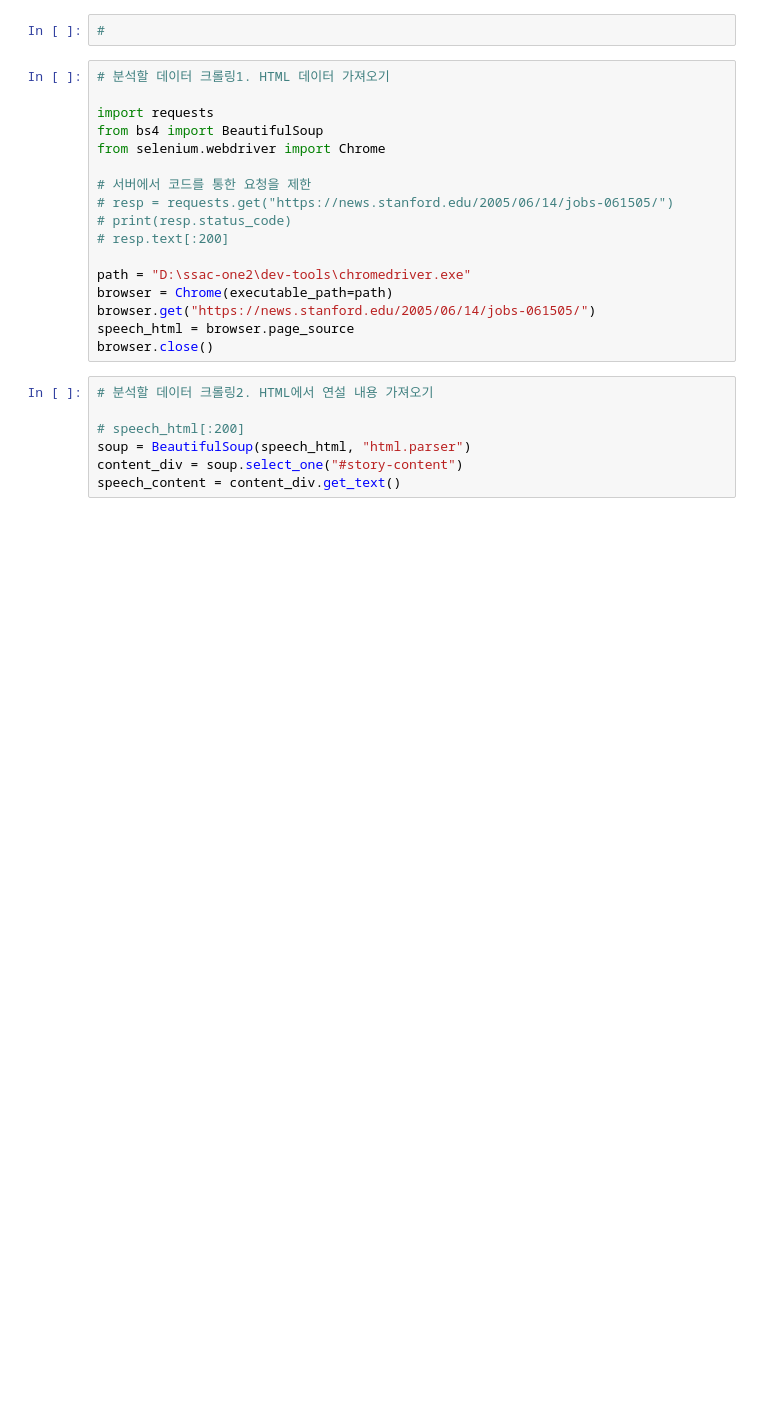
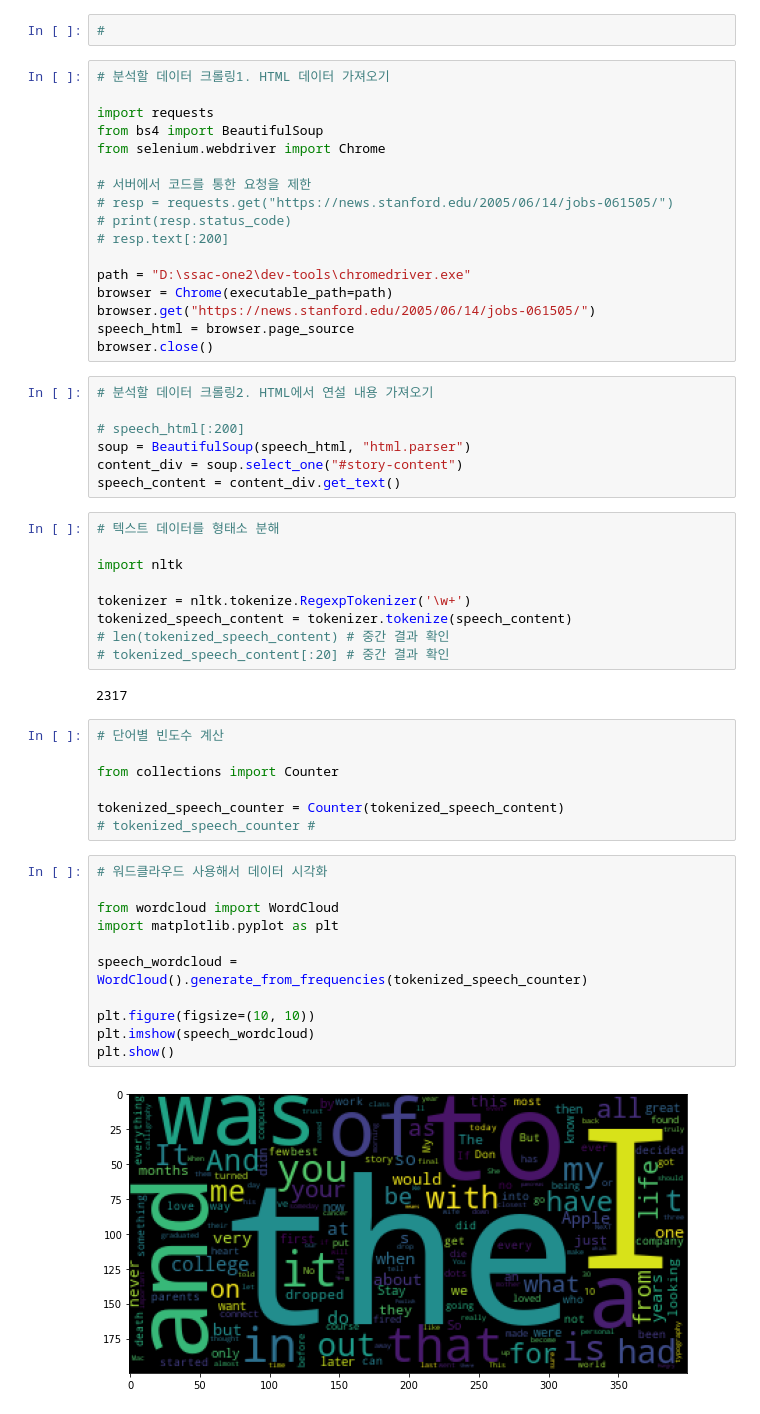
Before and after one commit to josolha/ssac-academy, a Jupyter notebook: workspace/code-workspace/eda/c-example-h.ipynb, the cells around one changed output. Cells and saved outputs as stored; diff of their text form; blank space fills up the shorter version.

```diff
--- a/workspace/code-workspace/eda/c-example-h.ipynb
+++ b/workspace/code-workspace/eda/c-example-h.ipynb
@@ -32,3 +32,34 @@ browser.close()
 soup = BeautifulSoup(speech_html, "html.parser")
 content_div = soup.select_one("#story-content")
 speech_content = content_div.get_text()
+# %%
+# 텍스트 데이터를 형태소 분해
+
+import nltk
+
+tokenizer = nltk.tokenize.RegexpTokenizer('\w+')
+tokenized_speech_content = tokenizer.tokenize(speech_content)
+# len(tokenized_speech_content) # 중간 결과 확인
+# tokenized_speech_content[:20] # 중간 결과 확인
+# %% [output]
+2317
+# %%
+# 단어별 빈도수 계산
+
+from collections import Counter
+
+tokenized_speech_counter = Counter(tokenized_speech_content)
+# tokenized_speech_counter #
+# %%
+# 워드클라우드 사용해서 데이터 시각화
+
+from wordcloud import WordCloud
+import matplotlib.pyplot as plt
+
+speech_wordcloud = WordCloud().generate_from_frequencies(tokenized_speech_counter)
+
+plt.figure(figsize=(10, 10))
+plt.imshow(speech_wordcloud)
+plt.show()
+# %% [output]
+[figure, added]
```
Also changed, not shown: parts of 9 cells of this notebook, 1 other file.
